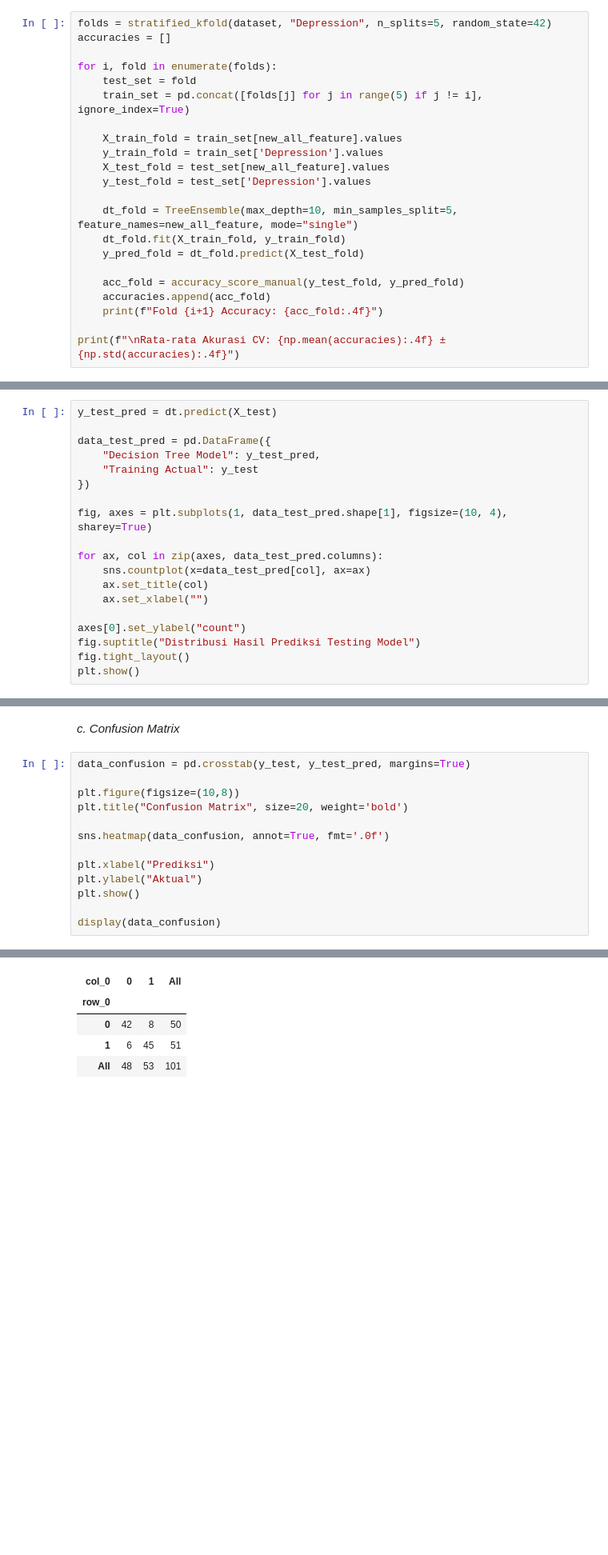
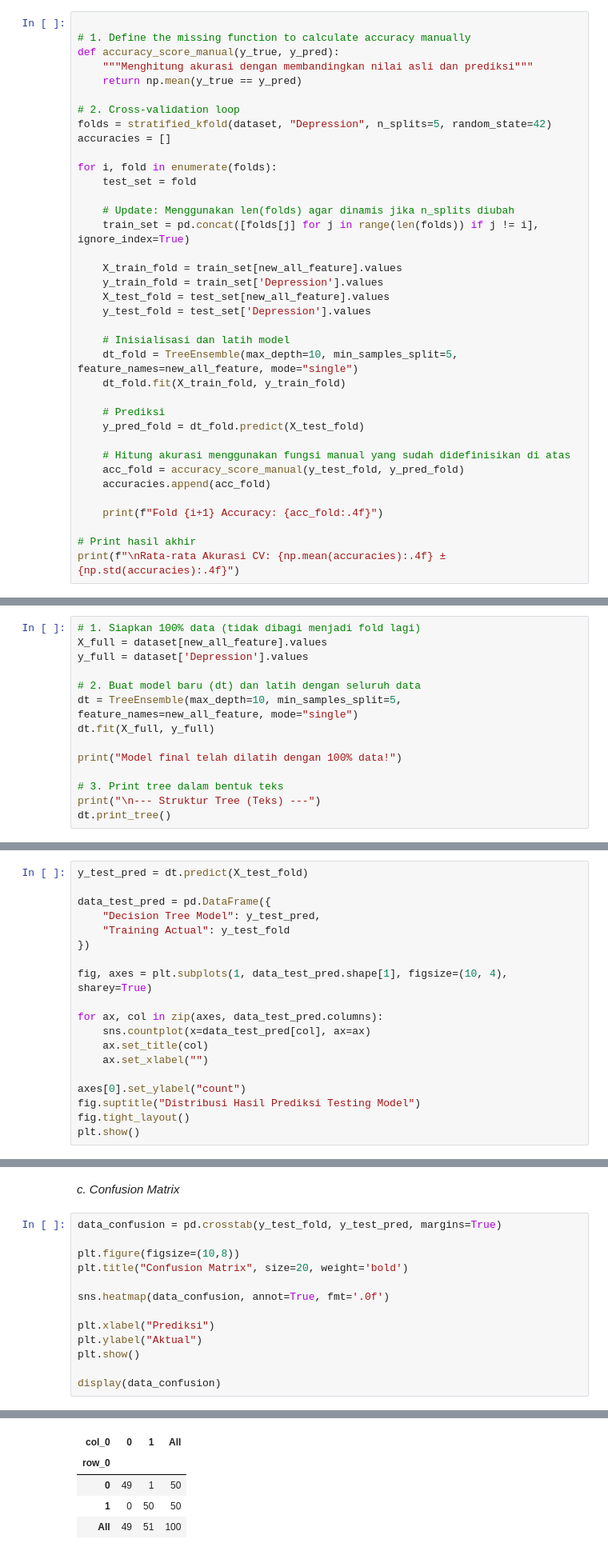
Before and after one commit to Jauziyah/LKS-Project-2025-And-Others, a Jupyter notebook: EXERCISE/DEPRESSION - DECISION TREE/huhuhu.ipynb, the cells around one changed output, grey strips where cells are left out. Shown at 80% size. Saved outputs shown, nothing was run; the diff lists cells and outputs as text; blank space fills up the shorter version.

Commit message:
a few exercise folder revised:
- breast cancer
- coffee shop
- cars naive bayes
- graduation
- diabetes
- depression

Mostly fix bugs and missing columns.

```diff
--- a/EXERCISE/DEPRESSION - DECISION TREE/huhuhu.ipynb
+++ b/EXERCISE/DEPRESSION - DECISION TREE/huhuhu.ipynb
@@ -709,26 +727,41 @@ class TreeEnsemble:
         _plot_node(ax, tree, x, y, dx, dy)
         plt.tight_layout()
 # %%
+
+# 1. Define the missing function to calculate accuracy manually
+def accuracy_score_manual(y_true, y_pred):
+    """Menghitung akurasi dengan membandingkan nilai asli dan prediksi"""
+    return np.mean(y_true == y_pred)
+
+# 2. Cross-validation loop
 folds = stratified_kfold(dataset, "Depression", n_splits=5, random_state=42)
 accuracies = []
 
 for i, fold in enumerate(folds):
     test_set = fold
-    train_set = pd.concat([folds[j] for j in range(5) if j != i], ignore_index=True)
+
+    # Update: Menggunakan len(folds) agar dinamis jika n_splits diubah
+    train_set = pd.concat([folds[j] for j in range(len(folds)) if j != i], ignore_index=True)
 
     X_train_fold = train_set[new_all_feature].values
     y_train_fold = train_set['Depression'].values
     X_test_fold = test_set[new_all_feature].values
     y_test_fold = test_set['Depression'].values
 
+    # Inisialisasi dan latih model
     dt_fold = TreeEnsemble(max_depth=10, min_samples_split=5, feature_names=new_all_feature, mode="single")
     dt_fold.fit(X_train_fold, y_train_fold)
+
+    # Prediksi
     y_pred_fold = dt_fold.predict(X_test_fold)
 
+    # Hitung akurasi menggunakan fungsi manual yang sudah didefinisikan di atas
     acc_fold = accuracy_score_manual(y_test_fold, y_pred_fold)
     accuracies.append(acc_fold)
+
     print(f"Fold {i+1} Accuracy: {acc_fold:.4f}")
 
+# Print hasil akhir
 print(f"\nRata-rata Akurasi CV: {np.mean(accuracies):.4f} ± {np.std(accuracies):.4f}")
 # %% [output]
 Fold 1 Accuracy: 0.7624
@@ -760,0 +774,14 @@ Q: Stress Index <= 4.5?
+# %%
+# 1. Siapkan 100% data (tidak dibagi menjadi fold lagi)
+X_full = dataset[new_all_feature].values
+y_full = dataset['Depression'].values
+
+# 2. Buat model baru (dt) dan latih dengan seluruh data
+dt = TreeEnsemble(max_depth=10, min_samples_split=5, feature_names=new_all_feature, mode="single")
+dt.fit(X_full, y_full)
+
+print("Model final telah dilatih dengan 100% data!")
+
+# 3. Print tree dalam bentuk teks
+print("\n--- Struktur Tree (Teks) ---")
+dt.print_tree()
@@ -792,11 +842,11 @@ plt.show()
 # %% [markdown]
     2. Testing Model
 # %%
-y_test_pred = dt.predict(X_test)
+y_test_pred = dt.predict(X_test_fold)
 
 data_test_pred = pd.DataFrame({
     "Decision Tree Model": y_test_pred,
-    "Training Actual": y_test
+    "Training Actual": y_test_fold
 })
 
 fig, axes = plt.subplots(1, data_test_pred.shape[1], figsize=(10, 4), sharey=True)
@@ -813,7 +865,7 @@ plt.show()
 # %% [markdown]
 *c. Confusion Matrix*
 # %%
-data_confusion = pd.crosstab(y_test, y_test_pred, margins=True)
+data_confusion = pd.crosstab(y_test_fold, y_test_pred, margins=True)
 
 plt.figure(figsize=(10,8))
 plt.title("Confusion Matrix", size=20, weight='bold')
@@ -829,8 +882,8 @@ display(data_confusion)
 | col_0 | 0 | 1 | All |
 | row_0 |  |  |  |
-| 0 | 42 | 8 | 50 |
-| 1 | 6 | 45 | 51 |
-| All | 48 | 53 | 101 |
+| 0 | 49 | 1 | 50 |
+| 1 | 0 | 50 | 50 |
+| All | 49 | 51 | 100 |
 # %% [markdown]
 # ***C. Evaluasi Model***
 # %% [markdown]
```
Also changed, not shown: parts of 25 cells of this notebook, 8 other files.
